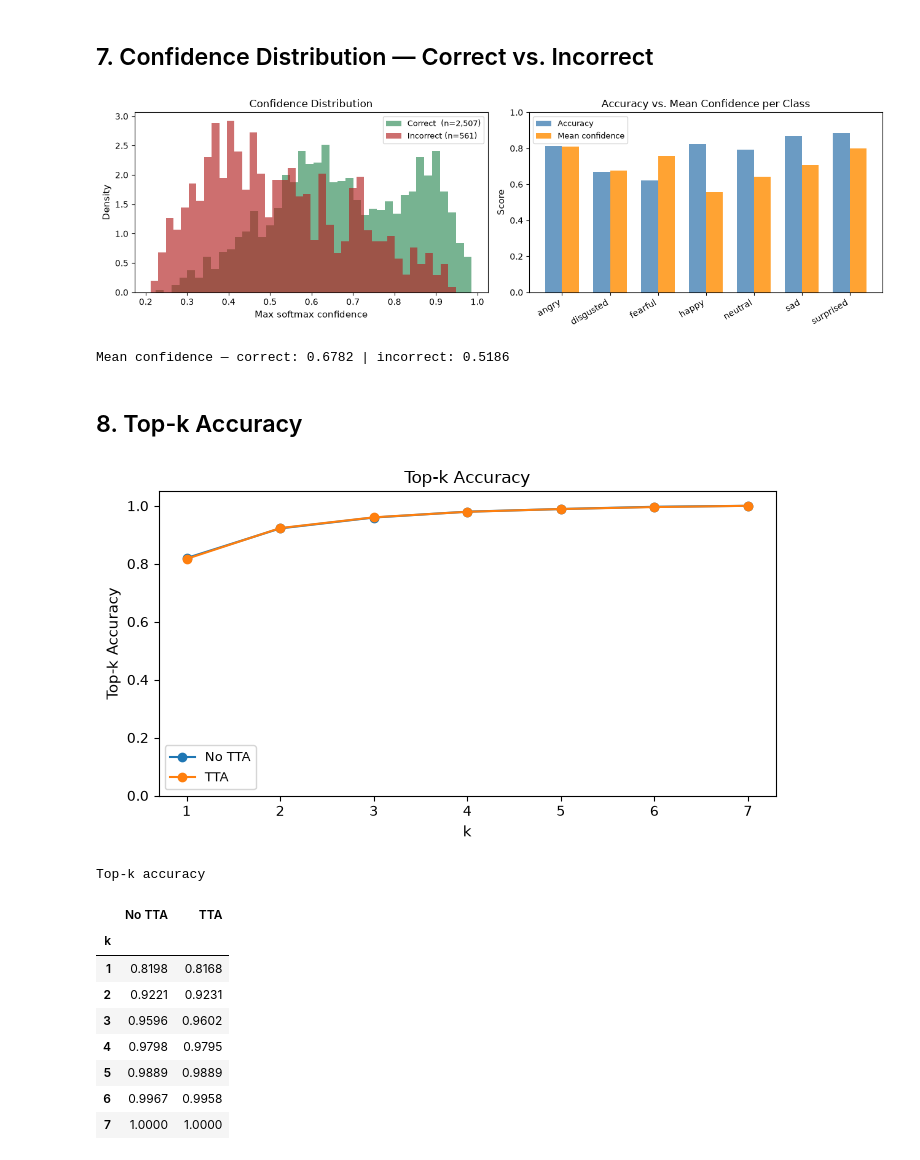
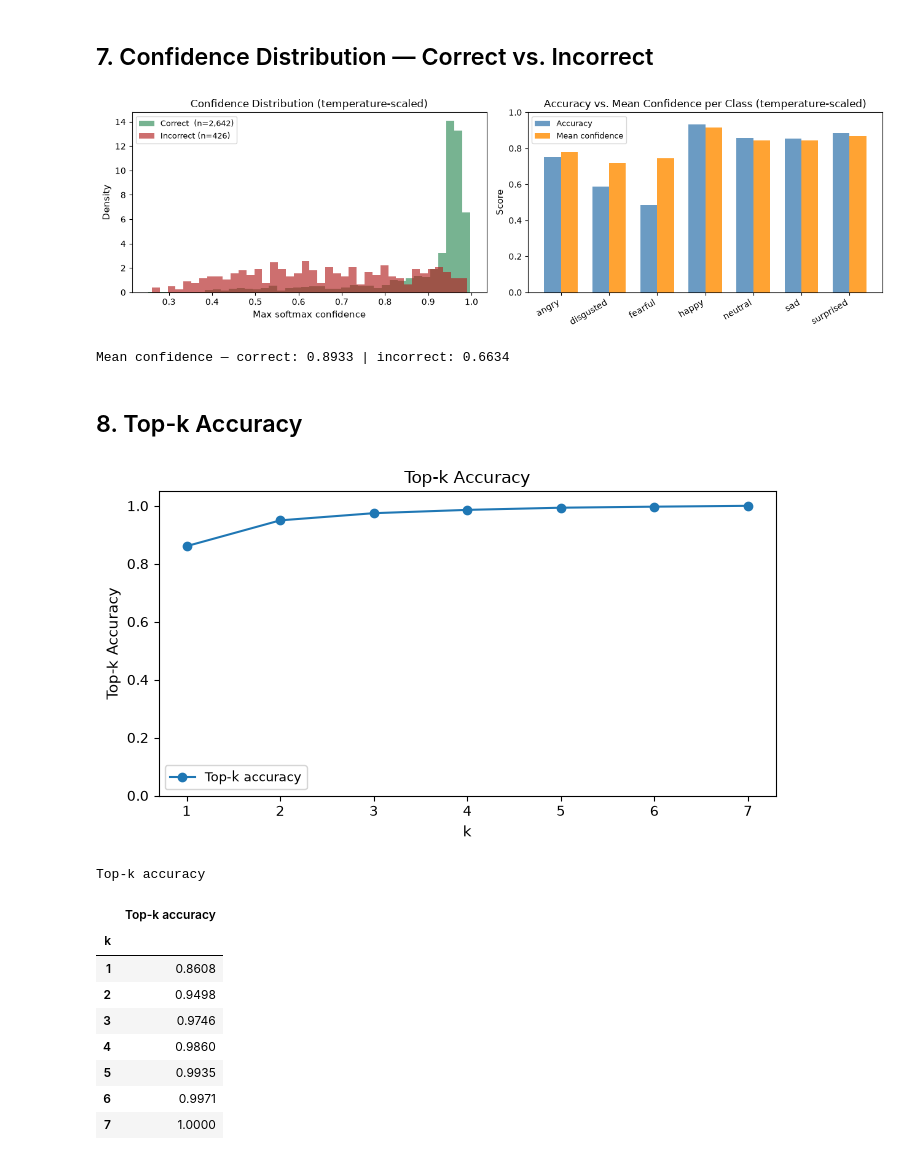
Before and after one commit to StefanStricker/image_emotion_detection, a Jupyter notebook: notebooks/evaluation.ipynb, the cells around one changed output. Cells and saved outputs as stored; diff of their text form; code cells hidden in the pictures.

```diff
--- a/notebooks/evaluation.ipynb
+++ b/notebooks/evaluation.ipynb
@@ -188,15 +185,15 @@ y_bin = label_binarize(all_labels, classes=range(n_classes))
 fig, ax = plt.subplots(figsize=(8, 6))
 
 for i, cls in enumerate(classes):
-    fpr, tpr, _ = roc_curve(y_bin[:, i], all_probs_tta[:, i])
+    fpr, tpr, _ = roc_curve(y_bin[:, i], all_probs[:, i])
     roc_auc = auc(fpr, tpr)
     ax.plot(fpr, tpr, linewidth=1.5, label=f"{cls} (AUC = {roc_auc:.3f})")
 
 # Macro-average ROC
-all_fpr = np.unique(np.concatenate([roc_curve(y_bin[:, i], all_probs_tta[:, i])[0] for i in range(n_classes)]))
+all_fpr = np.unique(np.concatenate([roc_curve(y_bin[:, i], all_probs[:, i])[0] for i in range(n_classes)]))
 mean_tpr = np.zeros_like(all_fpr)
 for i in range(n_classes):
-    fpr_i, tpr_i, _ = roc_curve(y_bin[:, i], all_probs_tta[:, i])
+    fpr_i, tpr_i, _ = roc_curve(y_bin[:, i], all_probs[:, i])
     mean_tpr += np.interp(all_fpr, fpr_i, tpr_i)
 mean_tpr /= n_classes
 macro_auc = auc(all_fpr, mean_tpr)
@@ -205,7 +202,7 @@ ax.plot(all_fpr, mean_tpr, "k--", linewidth=2, label=f"Macro avg (AUC = {macro_a
 ax.plot([0, 1], [0, 1], color="grey", linewidth=0.8, linestyle=":")
 ax.set_xlabel("False Positive Rate", fontsize=11)
 ax.set_ylabel("True Positive Rate", fontsize=11)
-ax.set_title("ROC Curves — One-vs-Rest (with TTA)", fontsize=12)
+ax.set_title("ROC Curves — One-vs-Rest", fontsize=12)
 ax.legend(loc="lower right", fontsize=9)
 plt.tight_layout()
 plt.savefig(images_path / "roc_curves.png", dpi=150, bbox_inches="tight")
@@ -271,8 +291,8 @@ Expected Calibration Error (ECE): 0.1680
 # %% [markdown]
 ## 7. Confidence Distribution — Correct vs. Incorrect
 # %%
-correct_mask = all_preds_tta == all_labels
-conf_all = all_probs_tta.max(axis=1)
+correct_mask = all_preds == all_labels
+conf_all = test_probs_calibrated.max(axis=1)
 conf_correct = conf_all[correct_mask]
 conf_wrong = conf_all[~correct_mask]
 
@@ -282,46 +302,44 @@ ax = axes[0]
 ax.hist(conf_correct, bins=40, alpha=0.65, density=True,
         label=f"Correct  (n={correct_mask.sum():,})", color="seagreen")
 ax.hist(conf_wrong,   bins=40, alpha=0.65, density=True,
         label=f"Incorrect (n={(~correct_mask).sum():,})", color="firebrick")
 ax.set_xlabel("Max softmax confidence", fontsize=11)
 ax.set_ylabel("Density", fontsize=11)
-ax.set_title("Confidence Distribution", fontsize=12)
+ax.set_title("Confidence Distribution (temperature-scaled)", fontsize=12)
 ax.legend(fontsize=9)
 
 ax = axes[1]
 per_class_conf = [
     conf_all[all_labels == i].mean() for i in range(n_classes)
 ]
 per_class_acc = [
-    (all_preds_tta[all_labels == i] == i).mean() for i in range(n_classes)
+    (all_preds[all_labels == i] == i).mean() for i in range(n_classes)
 ]
 x = np.arange(n_classes)
 w = 0.35
 ax.bar(x - w / 2, per_class_acc,  width=w, label="Accuracy",        alpha=0.8, color="steelblue")
 ax.bar(x + w / 2, per_class_conf, width=w, label="Mean confidence",  alpha=0.8, color="darkorange")
 ax.set_xticks(x)
 ax.set_xticklabels(classes, rotation=30, ha="right", fontsize=10)
 ax.set_ylim(0, 1)
 ax.set_ylabel("Score", fontsize=11)
-ax.set_title("Accuracy vs. Mean Confidence per Class", fontsize=12)
+ax.set_title("Accuracy vs. Mean Confidence per Class (temperature-scaled)", fontsize=12)
 ax.legend(fontsize=9)
 
 plt.tight_layout()
 plt.savefig(images_path / "confidence_distribution.png", dpi=150, bbox_inches="tight")
 plt.show()
 
 print(f"Mean confidence — correct: {conf_correct.mean():.4f} | incorrect: {conf_wrong.mean():.4f}")
 # %% [output]
-[figure, old version]
+[figure, new version]
-Mean confidence — correct: 0.6782 | incorrect: 0.5186
+Mean confidence — correct: 0.8933 | incorrect: 0.6634
 # %% [markdown]
 ## 8. Top-k Accuracy
 # %%
 rows = []
 for k in range(1, n_classes + 1):
-    topk_no_tta = top_k_accuracy_score(all_labels, all_probs,     k=k)
-    topk_tta    = top_k_accuracy_score(all_labels, all_probs_tta, k=k)
-    rows.append({"k": k, "No TTA": topk_no_tta, "TTA": topk_tta})
+    rows.append({"k": k, "Top-k accuracy": top_k_accuracy_score(all_labels, all_probs, k=k)})
 
 df_topk = pd.DataFrame(rows).set_index("k")
 
@@ -339,14 +357,14 @@ plt.show()
 
 df_topk.style.format("{:.4f}").set_caption("Top-k accuracy")
 # %% [output]
-[figure, old version]
+[figure, new version]
 Top-k accuracy
-|  | No TTA | TTA |
-| k |  |  |
-| 1 | 0.8198 | 0.8168 |
-| 2 | 0.9221 | 0.9231 |
-| 3 | 0.9596 | 0.9602 |
-| 4 | 0.9798 | 0.9795 |
-| 5 | 0.9889 | 0.9889 |
-| 6 | 0.9967 | 0.9958 |
-| 7 | 1.0000 | 1.0000 |
+|  | Top-k accuracy |
+| k |  |
+| 1 | 0.8608 |
+| 2 | 0.9498 |
+| 3 | 0.9746 |
+| 4 | 0.9860 |
+| 5 | 0.9935 |
+| 6 | 0.9971 |
+| 7 | 1.0000 |
```
Also changed, not shown: parts of 7 cells of this notebook, 6 other files.
